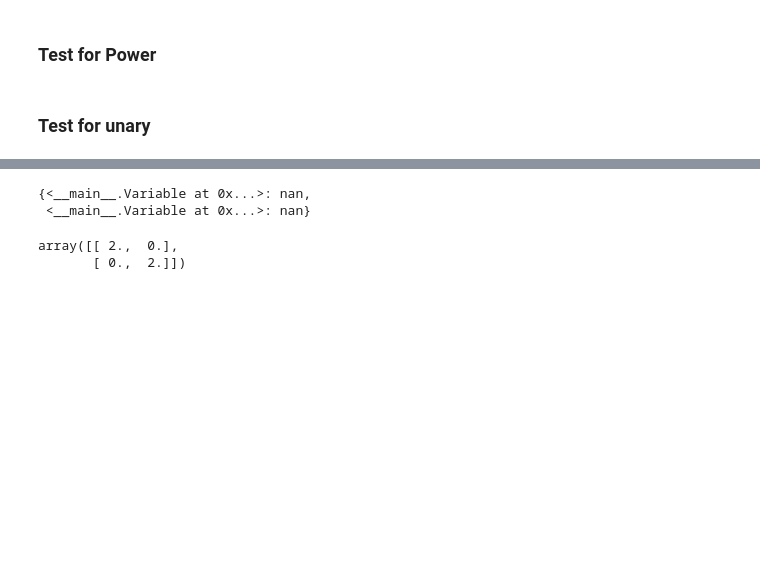
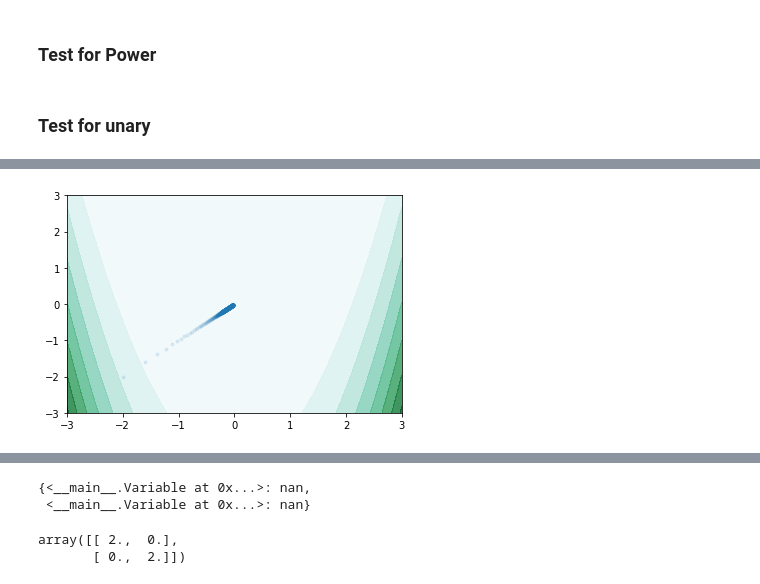
Before and after one commit to D-F-Y-S/cs207-FinalProject, a Jupyter notebook: code_explore/central_data_structure.ipynb, the cells around one changed output, grey strips where cells are left out. Drawn from its saved outputs; the diff is of its cells as text; code cells hidden in the pictures; blank space fills up the shorter version.

Commit message:
plot contour function added

```diff
--- a/code_explore/central_data_structure.ipynb
+++ b/code_explore/central_data_structure.ipynb
@@ -764,11 +769,11 @@ def newton(f,  init_val_dict, max_iter=10, stop_stepsize=1e-8):
 
     return {var: val for var, val in zip(variables, curr_point)}
 # %%
-def gradient_descent(f,init_val_dict, learning_rate=0.1, max_iter=1000, stop_stepsize=0.000001):
+def gradient_descent(f,init_val_dict, learning_rate=0.0001, max_iter=1000, stop_stepsize=0.000001,return_history=False):
     f_grad = f.gradient_at(init_val_dict)
     variables  = [var for var in init_val_dict.keys()]
     curr_point = np.array([v for k, v in init_val_dict.items()])
-
+    history = [curr_point.tolist()]
 
     for i in range(max_iter):
 
@@ -777,12 +782,16 @@ def gradient_descent(f,init_val_dict, learning_rate=0.1, max_iter=1000, stop_ste
         f_grad =f.gradient_at(prev_val_dict)
 
         curr_point =curr_point - learning_rate*f_grad
+        history.append(curr_point.tolist())
         if np.linalg.norm(curr_point-prev_point, ord=2) < stop_stepsize: break
 
+    if return_history:
+        return history
 
     return {var: val for var, val in zip(variables, curr_point)}
 # %%
 x,y = Variable(),Variable()
-f= x**2-2*x+1+y**2
-gradient_descent(f, {x: -1,y:2})
+f= 100.0*(y - x**2)**2 + (1 - x)**2.0
+a=gradient_descent(f, {x: -1,y:-1},return_history=True)
+a
 # %% [output]
@@ -790,0 +815,33 @@ gradient_descent(f, {x: -1,y:2})
+# %%
+%matplotlib inline
+import matplotlib.pyplot as plt
+def plot_contour(f, init_val_dict, plot_range=[-10,10],method = 'gradient_descent'):
+    if method == 'gradient_descent':
+        a=gradient_descent(f, init_val_dict,return_history=True)
+    elif method =='newton':
+        a=newton(f, init_val_dict,return_history=True)
+    #first plot the contour
+    xx=np.linspace(plot_range[0],plot_range[1],100)
+    yy=np.linspace(plot_range[0],plot_range[1],100)
+    xg,yg = np.meshgrid(xx,yy)
+    z=np.zeros(shape=(len(xg.ravel()),))
+    for i,val in enumerate(xg.ravel()):
+        vals = yg.ravel()
+        z[i]=f.evaluation_at({x:val,y:vals[i]})
+    z2 = z.reshape(xg.shape)
+    plt.contourf(xg,yg,z2,alpha=0.8, cmap="BuGn")
+    #plot the steps
+    f_gd = []
+    x_gd =[]
+    y_gd =[]
+    for l in a:
+        x_gd.append(l[0])
+        y_gd.append(l[0])
+        #f_gd.append(f.evaluation_at({x:l[0],y:l[1]}))
+    plt.plot(x_gd,y_gd,'.',alpha=0.1)
+# %%
+x,y = Variable(),Variable()
+f= 100.0*(y - x**2)**2 + (1 - x)**2.0
+plot_contour(f, {x:-2,y:-1}, plot_range=[-3,3],method = 'gradient_descent')
+# %% [output]
+[figure, added]
```
Also changed, not shown: parts of 4 cells of this notebook, 2 other files.
